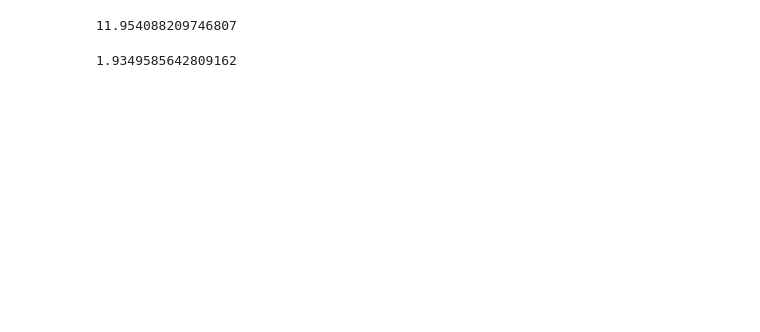
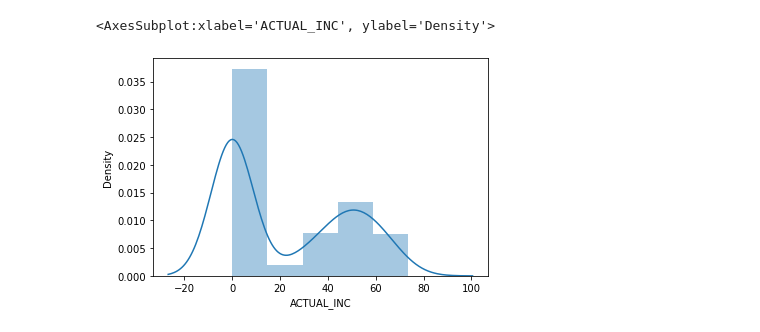
Before and after one commit to Farnoud-G/MaaSSim, a Jupyter notebook: docs/P3_Competition/Amsterdam-Try&Select.ipynb, the cells around one changed output. Drawn from its saved outputs; the diff is of its cells as text; code cells hidden in the pictures; blank space fills up the shorter version.

```diff
--- a/docs/P3_Competition/Amsterdam-Try&Select.ipynb
+++ b/docs/P3_Competition/Amsterdam-Try&Select.ipynb
@@ -204,3 +202,9 @@ std                    0.0         0.0  200
+# %%
+sns.distplot(dist_d.DAY_1999)
+# sim.res[1999].veh_exp.ACTUAL_INC.index
+# %% [output]
+<AxesSubplot:xlabel='ACTUAL_INC', ylabel='Density'>
+[figure, added]
 # %%
 Useful Sources:
 
@@ -226,8 +227,0 @@ data = np.random.normal(loc=12, scale=2.0, size=200)
-# %%
-np.mean(data)
-# %% [output]
-11.954088209746807
-# %%
-np.std(data)
-# %% [output]
-1.9349585642809162
```
Also changed, not shown: parts of 20 cells of this notebook, 7 other files.
